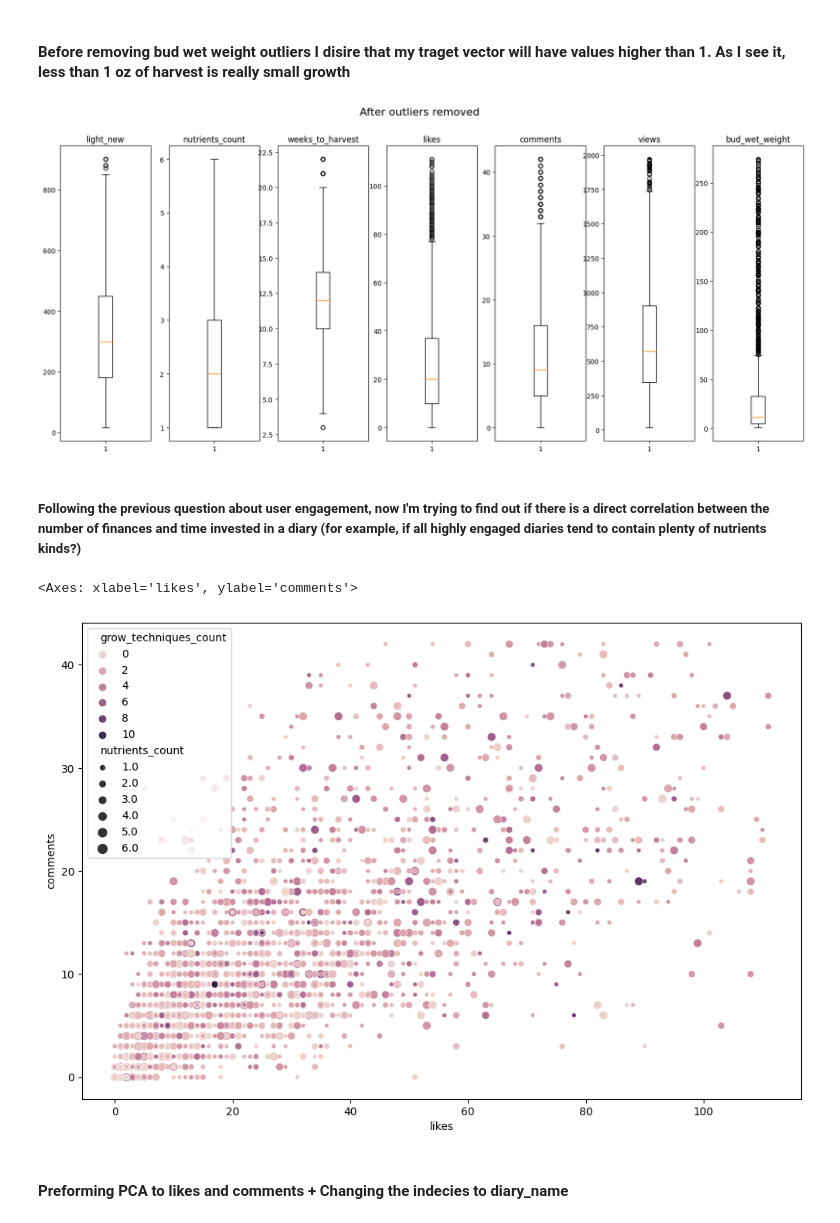
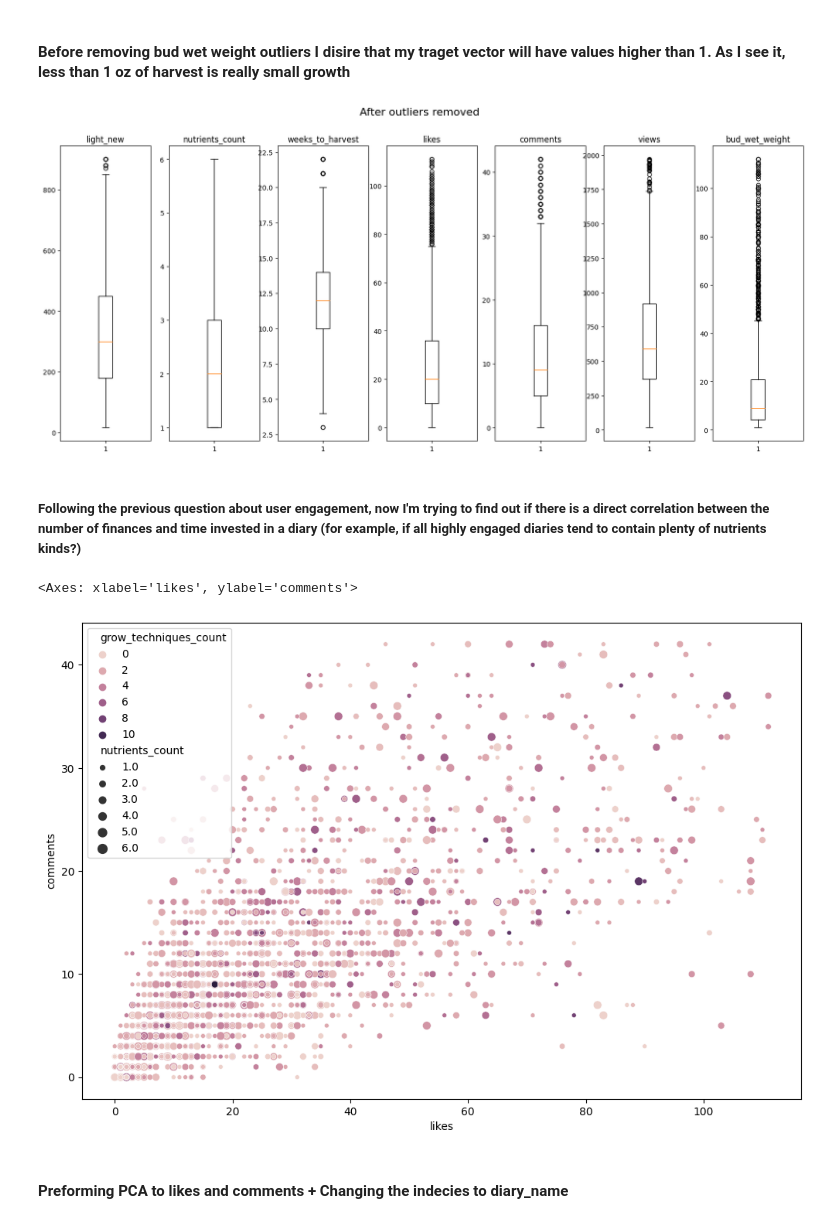
Before and after one commit to TalRos99/dataScienceFP, a Jupyter notebook: DataAnalysis_ML.ipynb, the cells around one changed output. Drawn from its saved outputs; the diff is of its cells as text; code cells hidden in the pictures.

```diff
--- a/DataAnalysis_ML.ipynb
+++ b/DataAnalysis_ML.ipynb
@@ -444,45 +444,39 @@ plot_outliers(
 # %% [output]
 [figure]
 # %%
-def outlier_detection_iqr(df):
+def outlier_detection_iqr(df, column_list, high_bound=1.5, low_bound=1.5):
     cdf = df.copy(deep=True)
     for col in cdf.columns:
-        if cdf[col].dtype in ["float64", "int64"] and col in [
-            "light_new",
-            "nutrients_count",
-            "weeks_to_harvest",
-            "likes",
-            "comments",
-            "views",
-            "bud_wet_weight",
-        ]:
+        if cdf[col].dtype in ["float64", "int64"] and col in column_list:
             Q1 = cdf[col].quantile(0.25)
             Q3 = cdf[col].quantile(0.75)
             IQR = Q3 - Q1
-            cdf.loc[(cdf[col] < (Q1 - 1.5 * IQR)), col] = np.nan
-            cdf.loc[(cdf[col] > (Q3 + 1.5 * IQR)), col] = np.nan
+            cdf.loc[(cdf[col] < (Q1 - low_bound * IQR)), col] = np.nan
+            cdf.loc[(cdf[col] > (Q3 + high_bound * IQR)), col] = np.nan
 
     return cdf
 # %% [markdown]
 #### Before removing bud wet weight outliers I disire that my traget vector will have values higher than 1. As I see it, less than 1 oz of harvest is really small growth
 # %%
 full_df = full_df[full_df["bud_wet_weight"] > 1]
-full_df = outlier_detection_iqr(full_df).dropna()
+
+rel_cols = [
+            "light_new",
+            "nutrients_count",
+            "weeks_to_harvest",
+            "likes",
+            "comments",
+            "views",
+]
+full_df = outlier_detection_iqr(full_df, rel_cols).dropna()
+full_df = outlier_detection_iqr(full_df, ['bud_wet_weight'], 0).dropna()
 plot_outliers(
     full_df,
-    [
-        "light_new",
-        "nutrients_count",
-        "weeks_to_harvest",
-        "likes",
-        "comments",
-        "views",
-        "bud_wet_weight",
-    ],
+    rel_cols + ['bud_wet_weight'],
     "After outliers removed",
 )
 # %% [output]
-[figure, old version]
+[figure, new version]
 # %% [markdown]
 ##### Following the previous question about user engagement, now I'm trying to find out if there is a direct correlation between the number of finances and time invested in a diary (for example, if all highly engaged diaries tend to contain plenty of nutrients kinds?)
 # %%
@@ -497,7 +491,7 @@ sns.scatterplot(
 )
 # %% [output]
 <Axes: xlabel='likes', ylabel='comments'>
-[figure, old version]
+[figure, new version]
 # %%
 def col_to_num(df):
     col_to_num = {}
```
Also changed, not shown: parts of 16 cells of this notebook.
